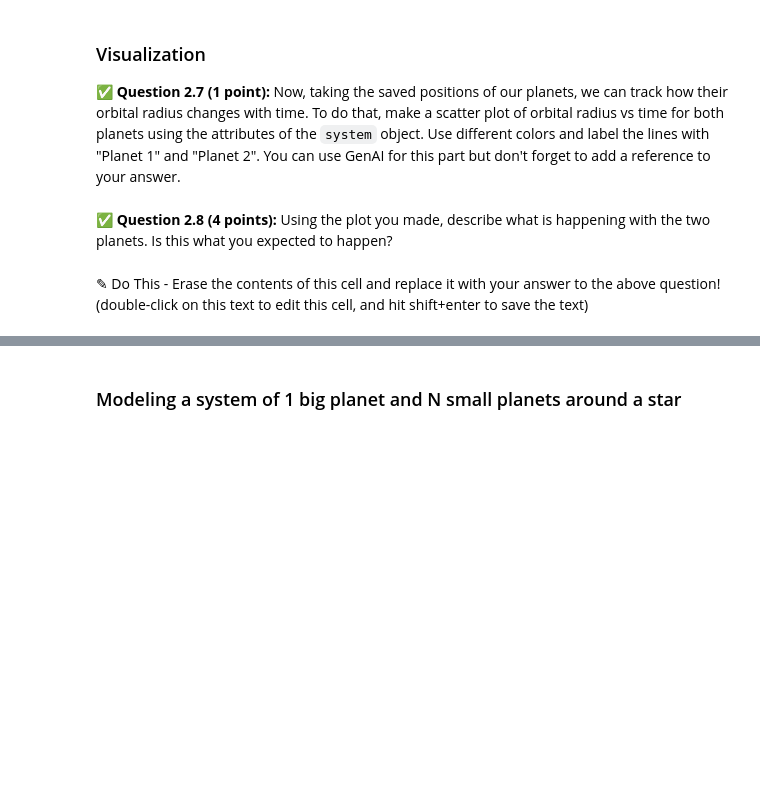
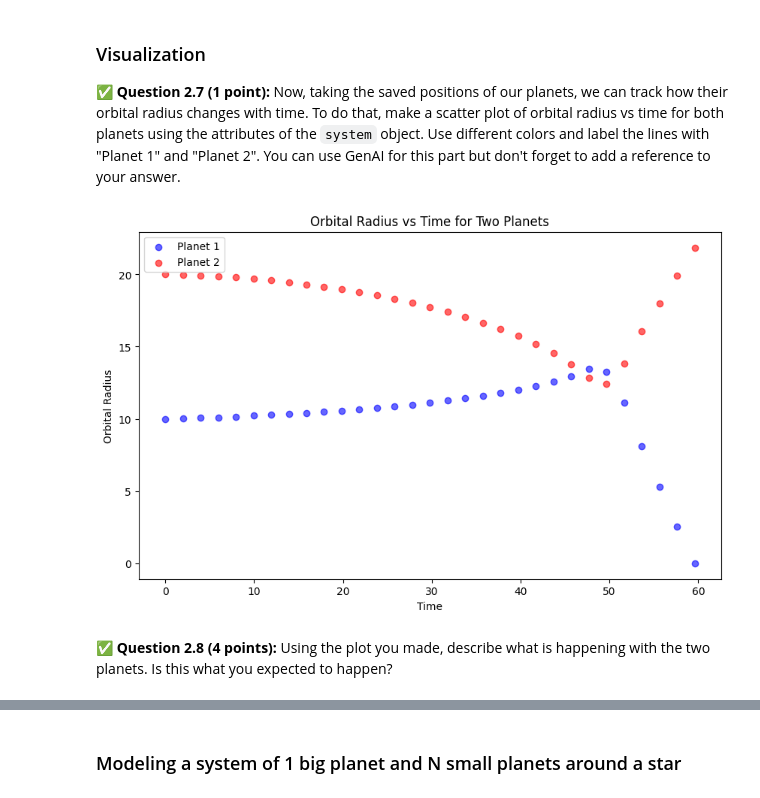
Before and after one commit to Andrew00-jpg/CMSE202-f25-turnin, a Jupyter notebook: hw-02/HW02_Part1-Orbits-SS25-aes.ipynb, the cells around one changed output, grey strips where cells are left out. Drawn from its saved outputs; the diff is of its cells as text; code cells hidden in the pictures; blank space fills up the shorter version.

```diff
--- a/hw-02/HW02_Part1-Orbits-SS25-aes.ipynb
+++ b/hw-02/HW02_Part1-Orbits-SS25-aes.ipynb
@@ -329,5 +448,10 @@ Methods:
 # %%
 pl1 = Planet(1, 10, 400) # planet with mass 1, radius 10 and star mass 400
 pl2 = Planet(1, 20, 400) # planet with mass 1, radius 20 and star mass 400
-system = System(400,) # fill in the needed arguments
+system = System(400,pl1,pl2) # fill in the needed arguments
 system.evolve(2000)
+
+print("Planet 1 position history (time, radius):")
+print(system.planet1_pos[:10])  # Display first 10 positions for Planet 1
+print("Planet 2 position history (time, radius):")
+print(system.planet2_pos[:10])  # Display first 10 positions for Planet 2
@@ -340,4 +467,21 @@ system.evolve(2000)
+# %%
+# your code here:
+# Extracting time and radius data from the system object
+time1, radius1 = zip(*system.planet1_pos)
+time2, radius2 = zip(*system.planet2_pos)
+
+# Creating the scatter plot
+plt.figure(figsize=(10, 6))
+plt.scatter(time1, radius1, color='blue', label='Planet 1', alpha=0.6)
+plt.scatter(time2, radius2, color='red', label='Planet 2', alpha=0.6)
+
+# Adding labels and title
+plt.xlabel('Time')
+plt.ylabel('Orbital Radius')
+plt.title('Orbital Radius vs Time for Two Planets')
+plt.legend()
+plt.show()
+# %% [output]
+[figure, added]
 # %% [markdown]
 ✅ **Question 2.8 (4 points):** Using the plot you made, describe what is happening with the two planets. Is this what you expected to happen?
-# %% [markdown]
-✎ Do This - Erase the contents of this cell and replace it with your answer to the above question! (double-click on this text to edit this cell, and hit shift+enter to save the text)
```
Also changed, not shown: parts of 29 cells of this notebook.
